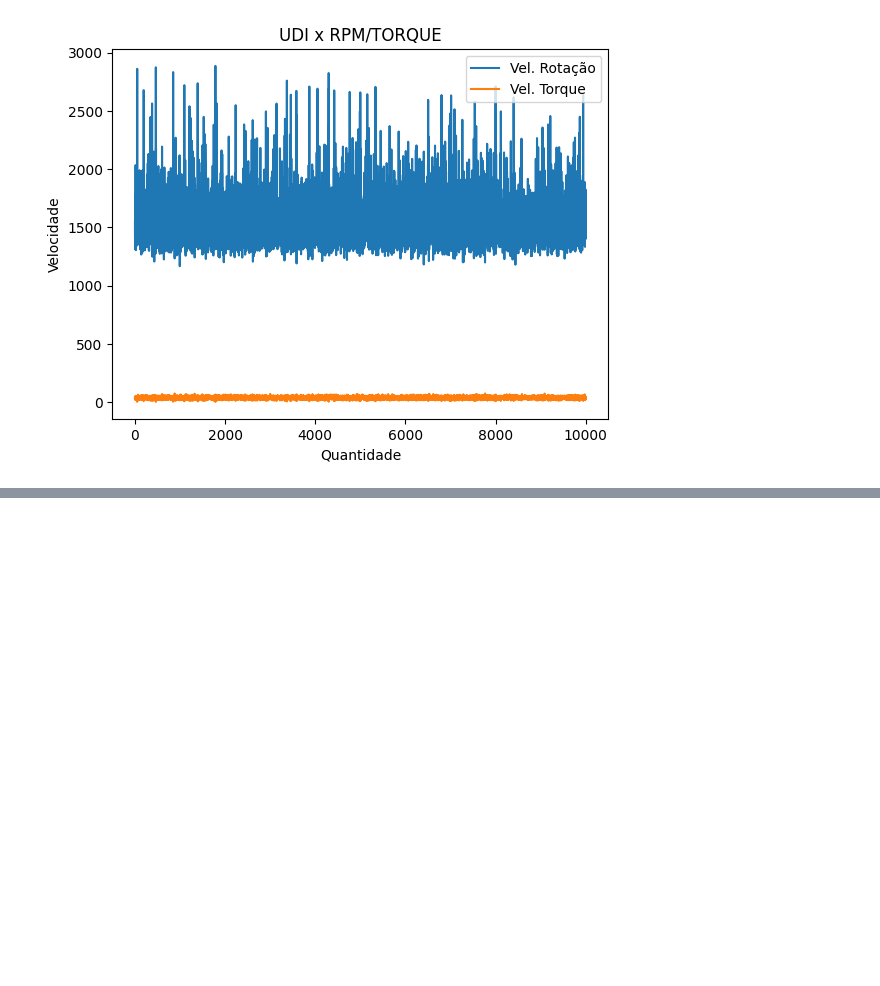
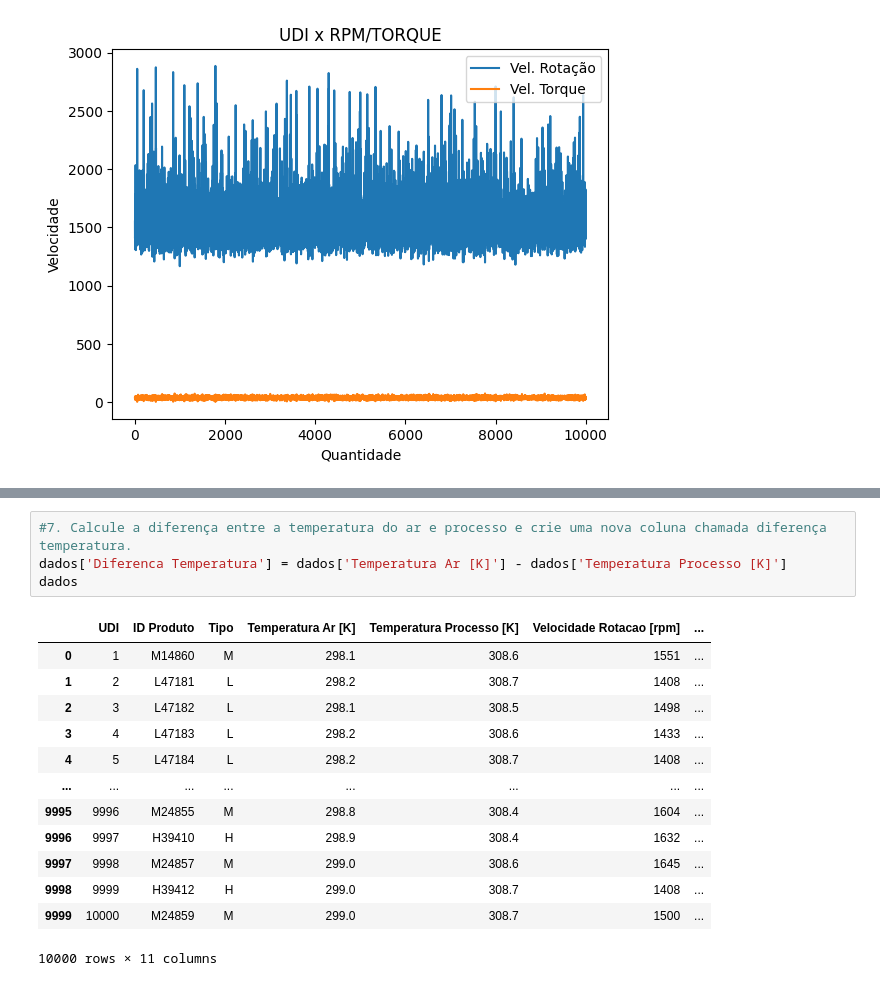
Before and after one commit to GabrielMiranda05/Estudos-DataScience, a Jupyter notebook: DataFrames.ipynb, the cells around one changed output, grey strips where cells are left out. Cells and saved outputs as stored; diff of their text form; blank space fills up the shorter version.

```diff
--- a/DataFrames.ipynb
+++ b/DataFrames.ipynb
@@ -96,0 +130,18 @@ plt.show()
+# %%
+#7. Calcule a diferença entre a temperatura do ar e processo e crie uma nova coluna chamada diferença temperatura.
+dados['Diferenca Temperatura'] = dados['Temperatura Ar [K]'] - dados['Temperatura Processo [K]']
+dados
+# %% [output]
+|  | UDI | ID Produto | Tipo | Temperatura Ar [K] | Temperatura Processo [K] | Velocidade Rotacao [rpm] | ... |
+| 0 | 1 | M14860 | M | 298.1 | 308.6 | 1551 | ... |
+| 1 | 2 | L47181 | L | 298.2 | 308.7 | 1408 | ... |
+| 2 | 3 | L47182 | L | 298.1 | 308.5 | 1498 | ... |
+| 3 | 4 | L47183 | L | 298.2 | 308.6 | 1433 | ... |
+| 4 | 5 | L47184 | L | 298.2 | 308.7 | 1408 | ... |
+| ... | ... | ... | ... | ... | ... | ... | ... |
+| 9995 | 9996 | M24855 | M | 298.8 | 308.4 | 1604 | ... |
+| 9996 | 9997 | H39410 | H | 298.9 | 308.4 | 1632 | ... |
+| 9997 | 9998 | M24857 | M | 299.0 | 308.6 | 1645 | ... |
+| 9998 | 9999 | H39412 | H | 299.0 | 308.7 | 1408 | ... |
+| 9999 | 10000 | M24859 | M | 299.0 | 308.7 | 1500 | ... |
+10000 rows × 11 columns
```
Also changed, not shown: parts of 7 cells of this notebook.
